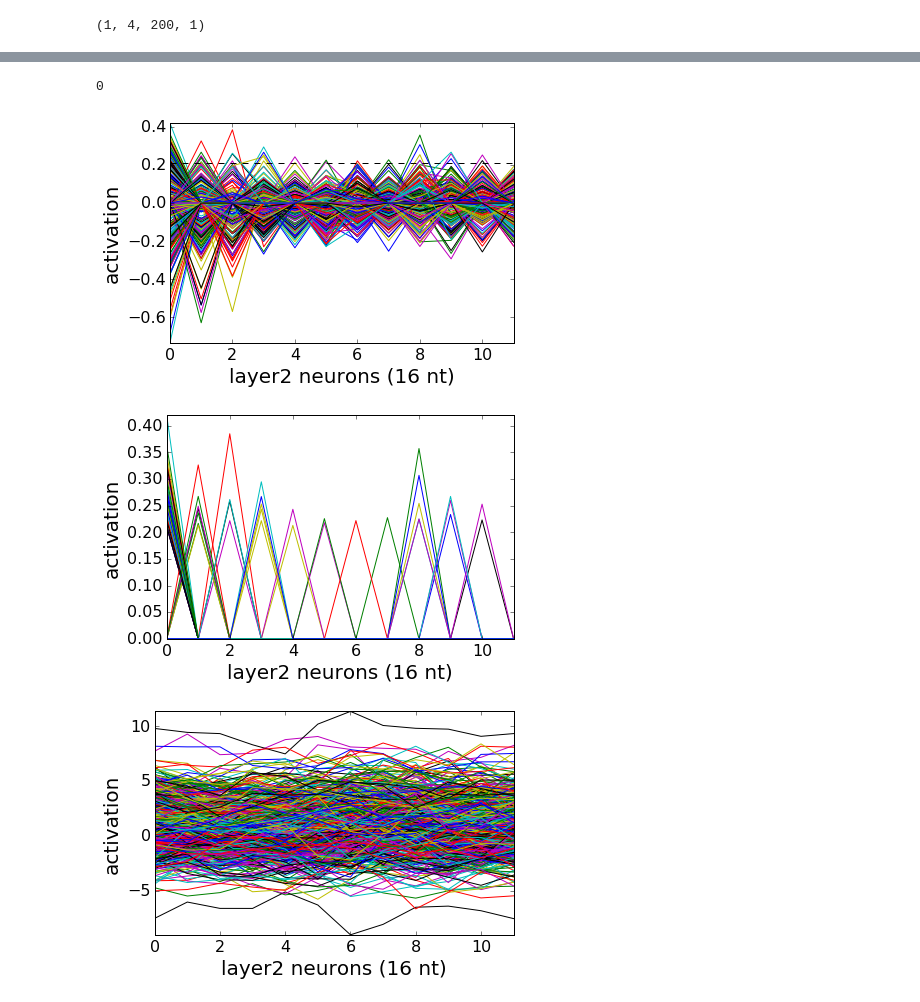
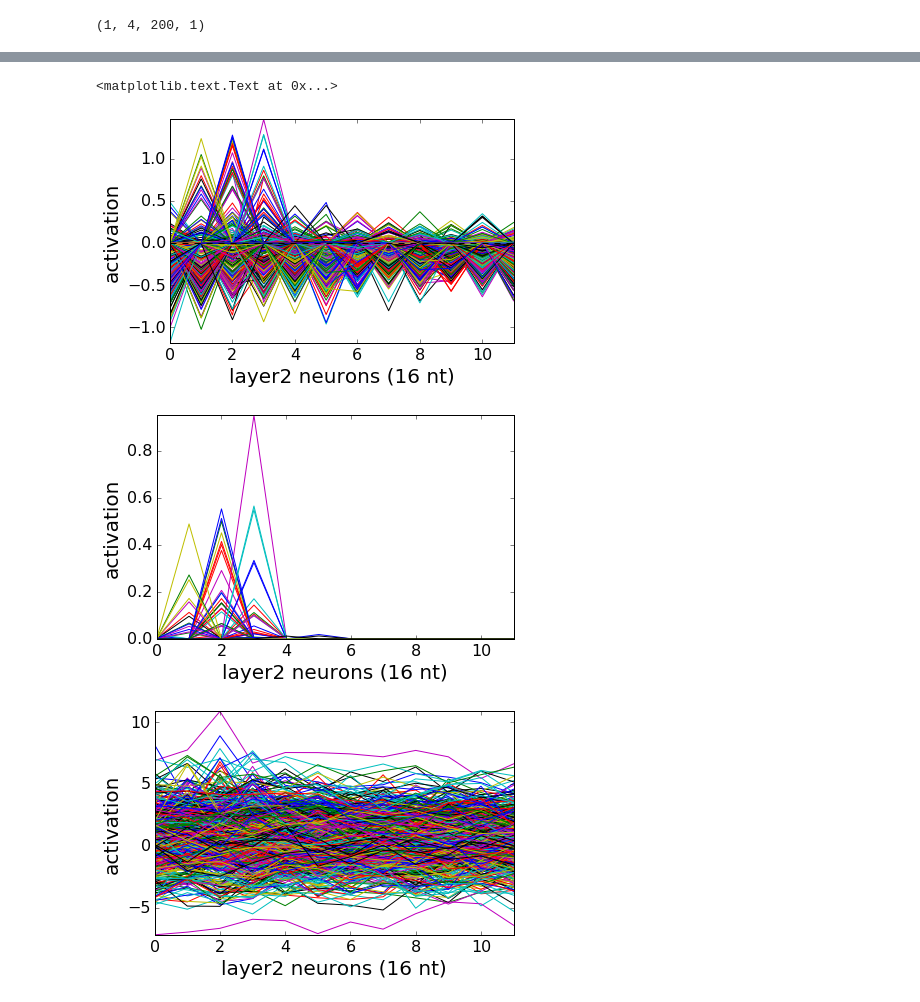
Before and after one commit to p-koo/theanomics, a Jupyter notebook: notebook/Importance reconstruction - medium.ipynb, the cells around one changed output, grey strips where cells are left out. Drawn from its saved outputs; the diff is of its cells as text; code cells hidden in the pictures.

```diff
--- a/notebook/Importance reconstruction - medium.ipynb
+++ b/notebook/Importance reconstruction - medium.ipynb
@@ -33,7 +33,7 @@ np.random.seed(247) # for reproducibility
 # %% [output]
 Using gpu device 0: GeForce GTX 980 (CNMeM is disabled, cuDNN 4007)
 # %%
-filename = 'Localized_N=100000_S=200_M=50_G=20_data.pickle'
+filename = 'Localized_N=100000_S=200_M=300_G=30_data.pickle'
 datapath = '/home/peter/Data/SequenceMotif'
 filepath = os.path.join(datapath, filename)
 
@@ -326,7 +326,7 @@ def same_unpool_fmap(layer, seq_length):
 # %% [markdown]
 # importance analysis
 # %%
-map_index = 85#14, 16, 22, 17, 172,
+map_index = 9#14, 16, 22, 17, 172,
 
 savename = 'Unlocalized_medium_'+str(map_index)+'_'
 savedir = '/home/peter/Documents/'+savename
@@ -379,10 +404,10 @@ conv4[conv4<threshold] = 0
 # %%
 
-conv4 = np.zeros(20)
-conv4[class_index]=10
-conv4 = np.expand_dims(conv4,0)
-conv4 = np.expand_dims(conv4,2)
-conv4 = np.expand_dims(conv4,3)
+#conv4 = np.ones(30)*0
+#conv4[class_index]=5
+#conv4 = np.expand_dims(conv4,0)
+#conv4 = np.expand_dims(conv4,2)
+#conv4 = np.expand_dims(conv4,3)
 # %%
 conv3 = deconvolution(conv4, network['conv4'])
 conv3_flat = np.squeeze(conv3[0],axis=2)
@@ -459,48 +493,57 @@ ax = plt.gca()
 ax.tick_params(axis='x', labelsize=16)
 ax.tick_params(axis='y', labelsize=16)
 plt.xlabel('layer2 neurons (16 nt)', fontsize=20)
 plt.ylabel('activation', fontsize=20)
 
 
-threshold = np.max(conv2)*.5
-conv2[conv2<threshold] = 0
+threshold = 0#np.max(conv2)*.8
+#conv2[conv2<threshold] = .0
+MAX = np.max(conv2)
+conv2 = conv2/MAX*4
+conv2 = np.exp(conv2)
+conv2 =conv2/np.max(conv2)
+conv2 -= .05
+conv2[conv2<0.0] = 0
+#
+
+
 plt.plot(range(len(conv2_flat)), np.ones(len(conv2_flat))*threshold, color='k', linestyle='--')
-outfile = savedir+ 'deconv2_'+ str(class_index)  + '.pdf'
-fig.savefig(outfile, format='pdf', dpi=1000)
-call(['pdfcrop', outfile, outfile])
+#outfile = savedir+ 'deconv2_'+ str(class_index)  + '.pdf'
+#fig.savefig(outfile, format='pdf', dpi=1000)
+#call(['pdfcrop', outfile, outfile])
 
 conv2_flat = np.squeeze(conv2[0],axis=2)
 fig = plt.figure()
 plt.plot(conv2_flat.T);
 plt.axis('tight')
 ax = plt.gca()
 ax.tick_params(axis='x', labelsize=16)
 ax.tick_params(axis='y', labelsize=16)
 plt.xlabel('layer2 neurons (16 nt)', fontsize=20)
 plt.ylabel('activation', fontsize=20)
-outfile = savedir+ 'deconv2_filter_'+ str(class_index)  + '.pdf'
-fig.savefig(outfile, format='pdf', dpi=1000)
-call(['pdfcrop', outfile, outfile])
+#outfile = savedir+ 'deconv2_filter_'+ str(class_index)  + '.pdf'
+#fig.savefig(outfile, format='pdf', dpi=1000)
+#call(['pdfcrop', outfile, outfile])
 
 
 
 
 fig = plt.figure()
 plt.plot(np.squeeze(conv2_active[0],axis=2).T);
 plt.axis('tight')
 ax = plt.gca()
 ax.tick_params(axis='x', labelsize=16)
 ax.tick_params(axis='y', labelsize=16)
 plt.xlabel('layer2 neurons (16 nt)', fontsize=20)
 plt.ylabel('activation', fontsize=20)
-outfile = savedir+ 'conv2_'+ str(class_index)  + '.pdf'
-fig.savefig(outfile, format='pdf', dpi=1000)
-call(['pdfcrop', outfile, outfile])
+#outfile = savedir+ 'conv2_'+ str(class_index)  + '.pdf'
+#fig.savefig(outfile, format='pdf', dpi=1000)
+#call(['pdfcrop', outfile, outfile])
 # %% [output]
-0
+<matplotlib.text.Text at 0x...>
-[figure, old version]
+[figure, new version]
-[figure, old version]
+[figure, new version]
-[figure, old version]
+[figure, new version]
 # %%
 
 conv1_pool = deconvolution(conv2, network['conv2'])
```
Also changed, not shown: parts of 19 cells of this notebook, 12 other files.
